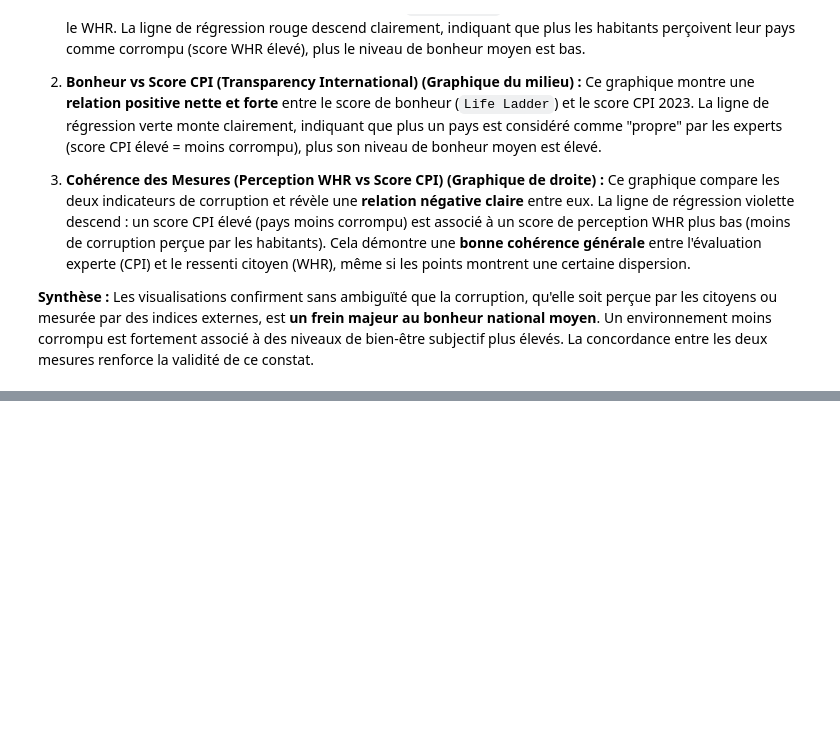
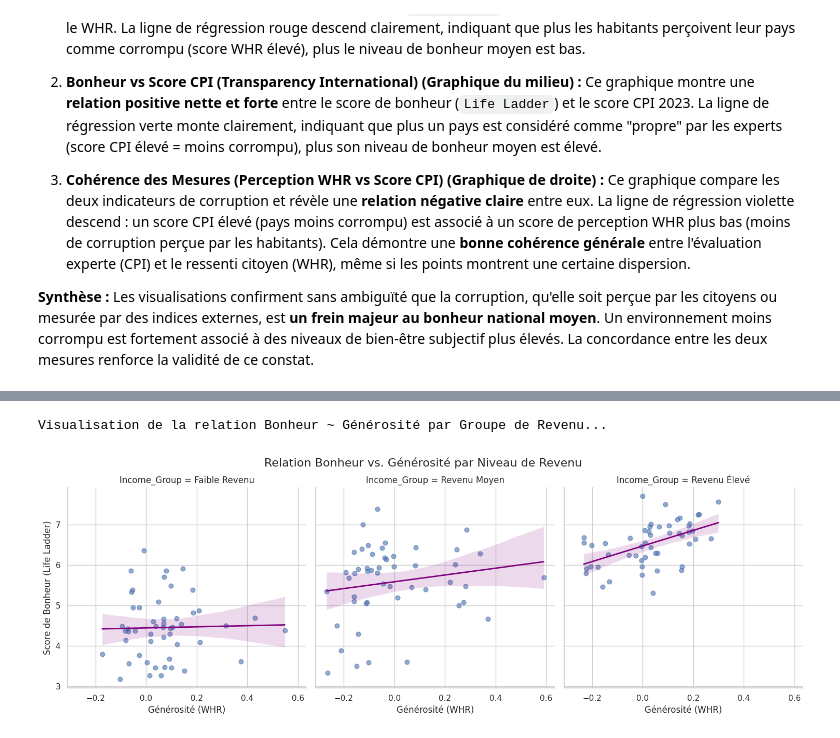
Before and after one commit to Rayane0001/world-happiness-analysis, a Jupyter notebook: analyse_rayane.ipynb, the cells around one changed output, grey strips where cells are left out. Saved outputs shown, nothing was run; the diff lists cells and outputs as text; code cells hidden in the pictures; blank space fills up the shorter version.

Commit message:
:memo: Question 6 : Générosité et Résilience Économique

```diff
--- a/analyse_rayane.ipynb
+++ b/analyse_rayane.ipynb
@@ -659,0 +719,27 @@ Les trois graphiques ci-dessus, générés à partir des données les plus réce
+# %%
+# --- Visualisation : Bonheur ~ Générosité par Groupe de Revenu ---
+
+if q6_data_ready: # Vérifier si les données et catégories sont prêtes
+
+    print("\nVisualisation de la relation Bonheur ~ Générosité par Groupe de Revenu...")
+
+    # Utiliser lmplot pour créer un graphique par catégorie de revenu (faceting)
+    g_gen = sns.lmplot(
+        data=df_latest_q6,
+        x='Generosity',
+        y='Life Ladder',
+        col='Income_Group', # Une colonne de graphiques par groupe de revenu
+        height=5,
+        scatter_kws={'alpha': 0.6, 's': 40},
+        line_kws={'color': 'purple', 'linewidth': 2}
+    )
+
+    g_gen.fig.suptitle('Relation Bonheur vs. Générosité par Niveau de Revenu', y=1.03, fontsize=16)
+    g_gen.set_axis_labels('Générosité (WHR)', 'Score de Bonheur (Life Ladder)')
+    plt.show()
+
+else:
+    print("Les données nécessaires pour la visualisation Q6 ne sont pas prêtes.")
+# %% [output]
+Visualisation de la relation Bonheur ~ Générosité par Groupe de Revenu...
+[figure, added]
```
Also changed, not shown: parts of 3 cells of this notebook.
